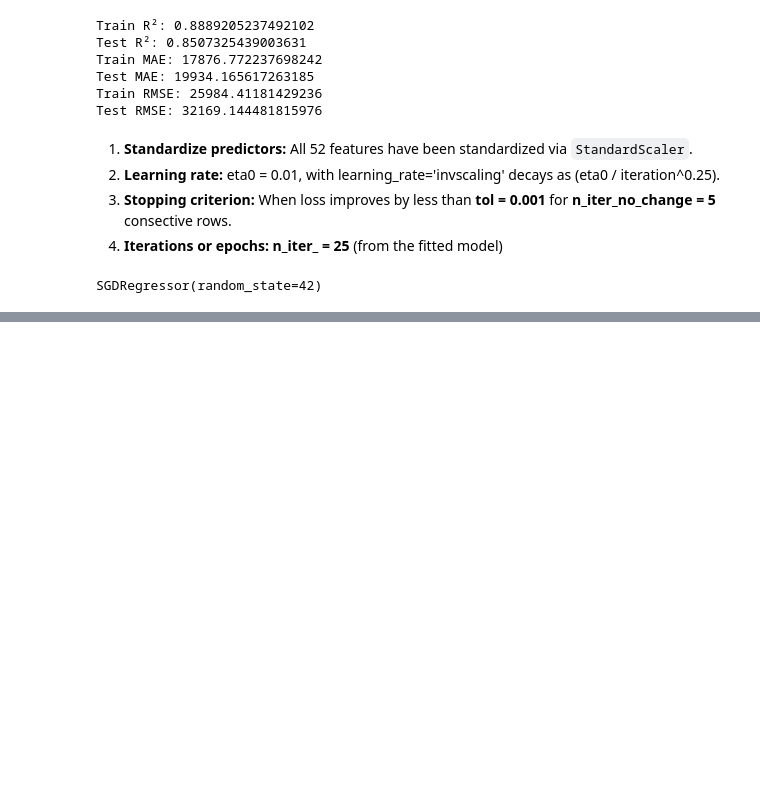
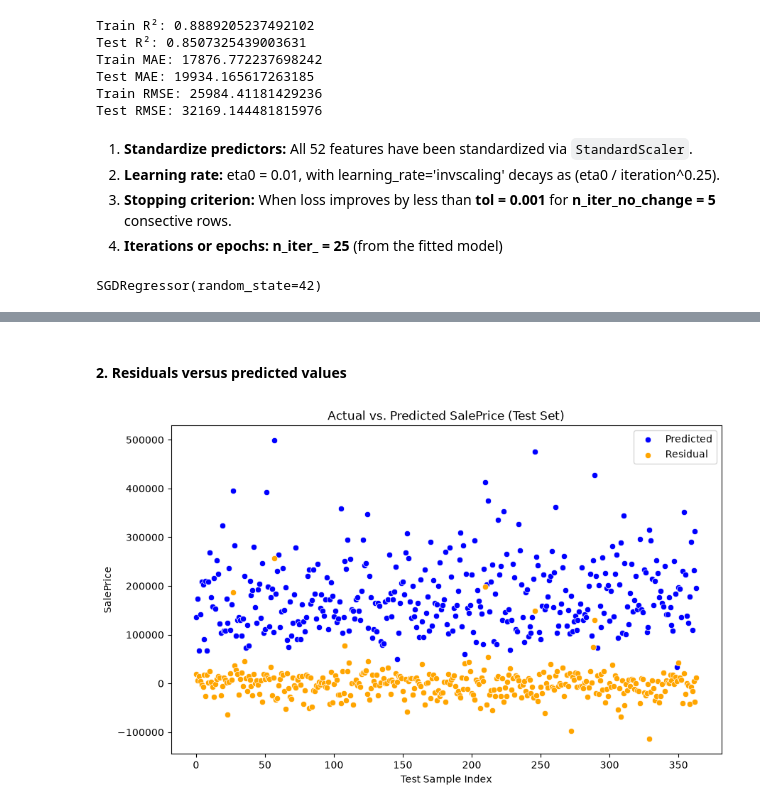
Before and after one commit to FarhanKhan1/MSAI_Machine_Learning, a Jupyter notebook: assignments_1/notebooks/q1_linear_regression.ipynb, the cells around one changed output, grey strips where cells are left out. Drawn from its saved outputs; the diff is of its cells as text; code cells hidden in the pictures; blank space fills up the shorter version.

```diff
--- a/assignments_1/notebooks/q1_linear_regression.ipynb
+++ b/assignments_1/notebooks/q1_linear_regression.ipynb
@@ -224,0 +240,13 @@ SGDRegressor(random_state=42)
+# %% [markdown]
+#### **2. Residuals versus predicted values**
+# %%
+fig, ax = plt.subplots(figsize=(10, 6))
+sns.scatterplot(x=range(len(y_test)), y=sgd_test_preds, label="Predicted", color="blue", ax=ax)
+sns.scatterplot(x=range(len(sgd_test_preds)), y=(y_test - sgd_test_preds), label="Residual", color="orange", ax=ax)
+ax.set_xlabel("Test Sample Index")
+ax.set_ylabel("SalePrice")
+ax.set_title("Actual vs. Predicted SalePrice (Test Set)")
+ax.legend()
+plt.show()
+# %% [output]
+[figure, added]
```
Also changed, not shown: parts of 4 cells of this notebook.
